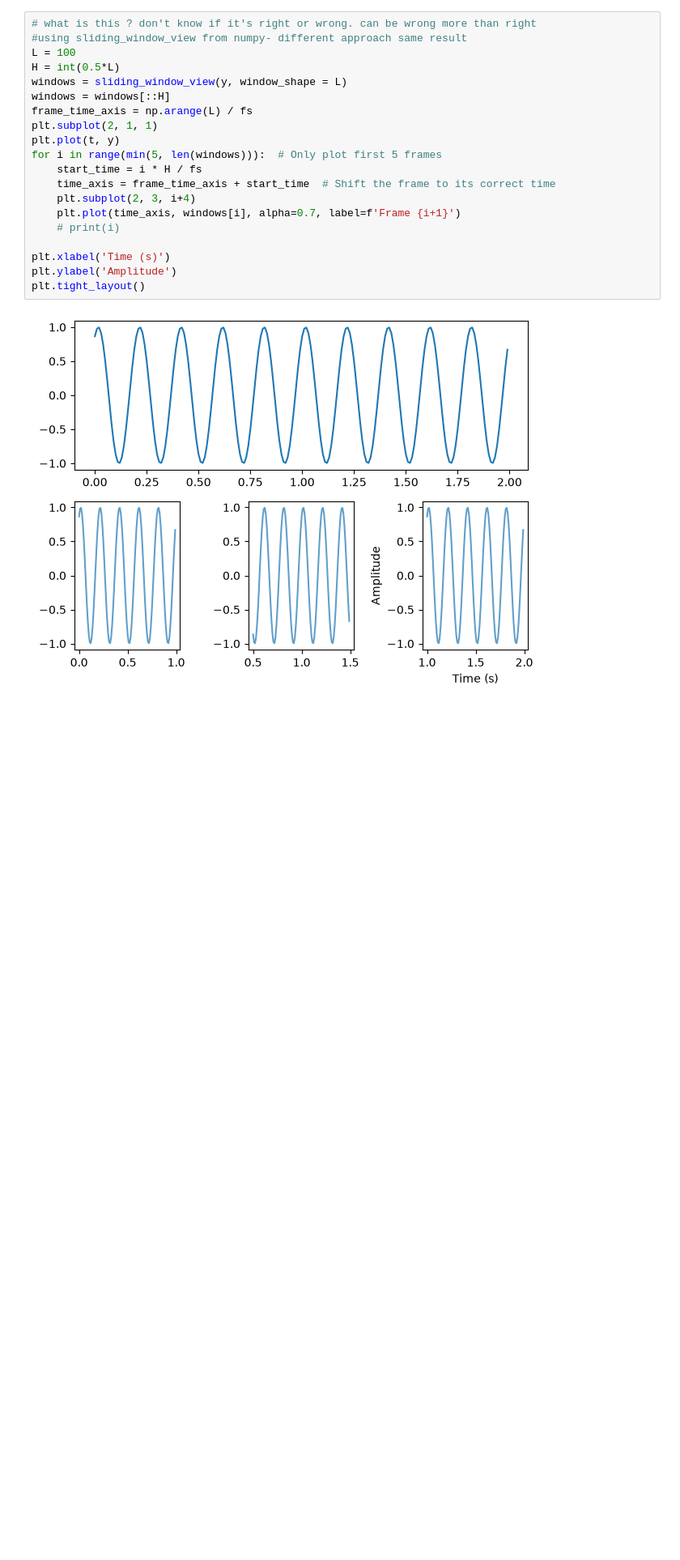
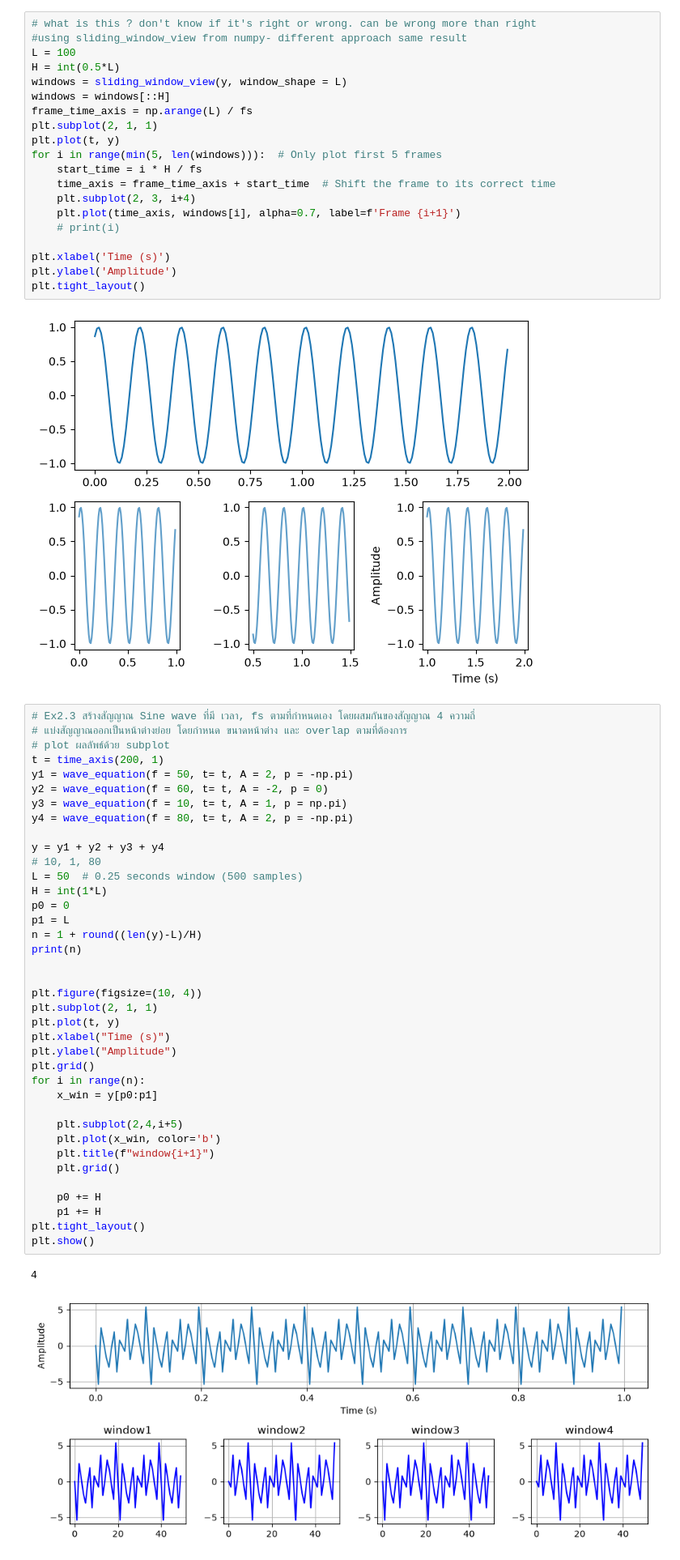
Before and after one commit to sotheasokea/Digital-Signal-Processing-Lecture, a Jupyter notebook: Other Exercises/FramingAndComparison.ipynb, the cells around one changed output. Shown at 81% size. Drawn from its saved outputs; the diff is of its cells as text; blank space fills up the shorter version.

```diff
--- a/Other Exercises/FramingAndComparison.ipynb
+++ b/Other Exercises/FramingAndComparison.ipynb
@@ -105,3 +105,44 @@ plt.ylabel('Amplitude')
 plt.tight_layout()
 # %% [output]
 [figure]
+# %%
+# Ex2.3 สร้างสัญญาณ Sine wave ที่มี เวลา, fs ตามที่กำหนดเอง โดยผสมกันของสัญญาณ 4 ความถี่
+# แบ่งสัญญาณออกเป็นหน้าต่างย่อย โดยกำหนด ขนาดหน้าต่าง และ overlap ตามที่ต้องการ
+# plot ผลลัพธ์ด้วย subplot
+t = time_axis(200, 1)
+y1 = wave_equation(f = 50, t= t, A = 2, p = -np.pi)
+y2 = wave_equation(f = 60, t= t, A = -2, p = 0)
+y3 = wave_equation(f = 10, t= t, A = 1, p = np.pi)
+y4 = wave_equation(f = 80, t= t, A = 2, p = -np.pi)
+
+y = y1 + y2 + y3 + y4
+# 10, 1, 80
+L = 50  # 0.25 seconds window (500 samples)
+H = int(1*L)
+p0 = 0
+p1 = L
+n = 1 + round((len(y)-L)/H)
+print(n)
+
+
+plt.figure(figsize=(10, 4))
+plt.subplot(2, 1, 1)
+plt.plot(t, y)
+plt.xlabel("Time (s)")
+plt.ylabel("Amplitude")
+plt.grid()
+for i in range(n):
+    x_win = y[p0:p1]
+
+    plt.subplot(2,4,i+5)
+    plt.plot(x_win, color='b')
+    plt.title(f"window{i+1}")
+    plt.grid()
+
+    p0 += H
+    p1 += H
+plt.tight_layout()
+plt.show()
+# %% [output]
+4
+[figure, added]
```
Also changed, not shown: parts of 4 cells of this notebook.
